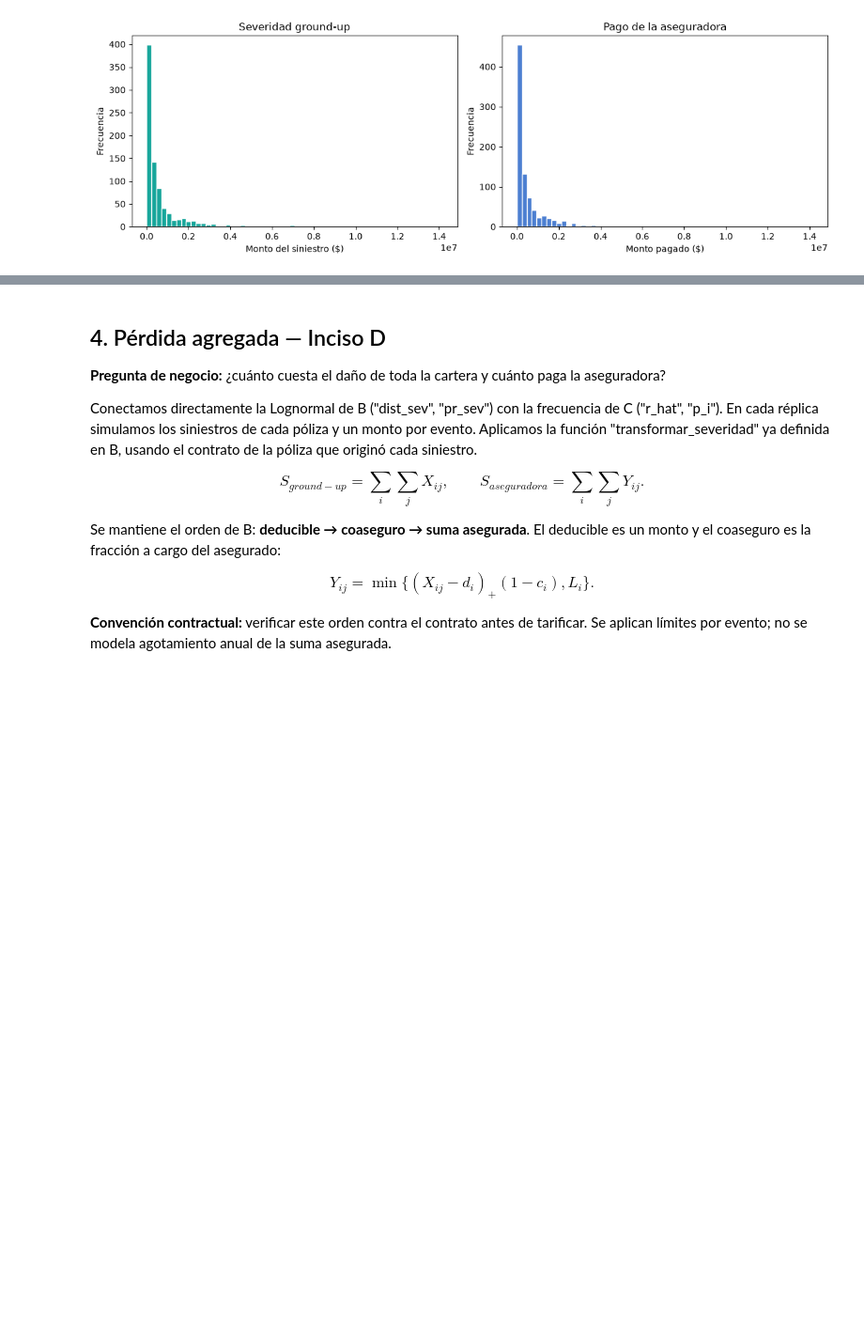
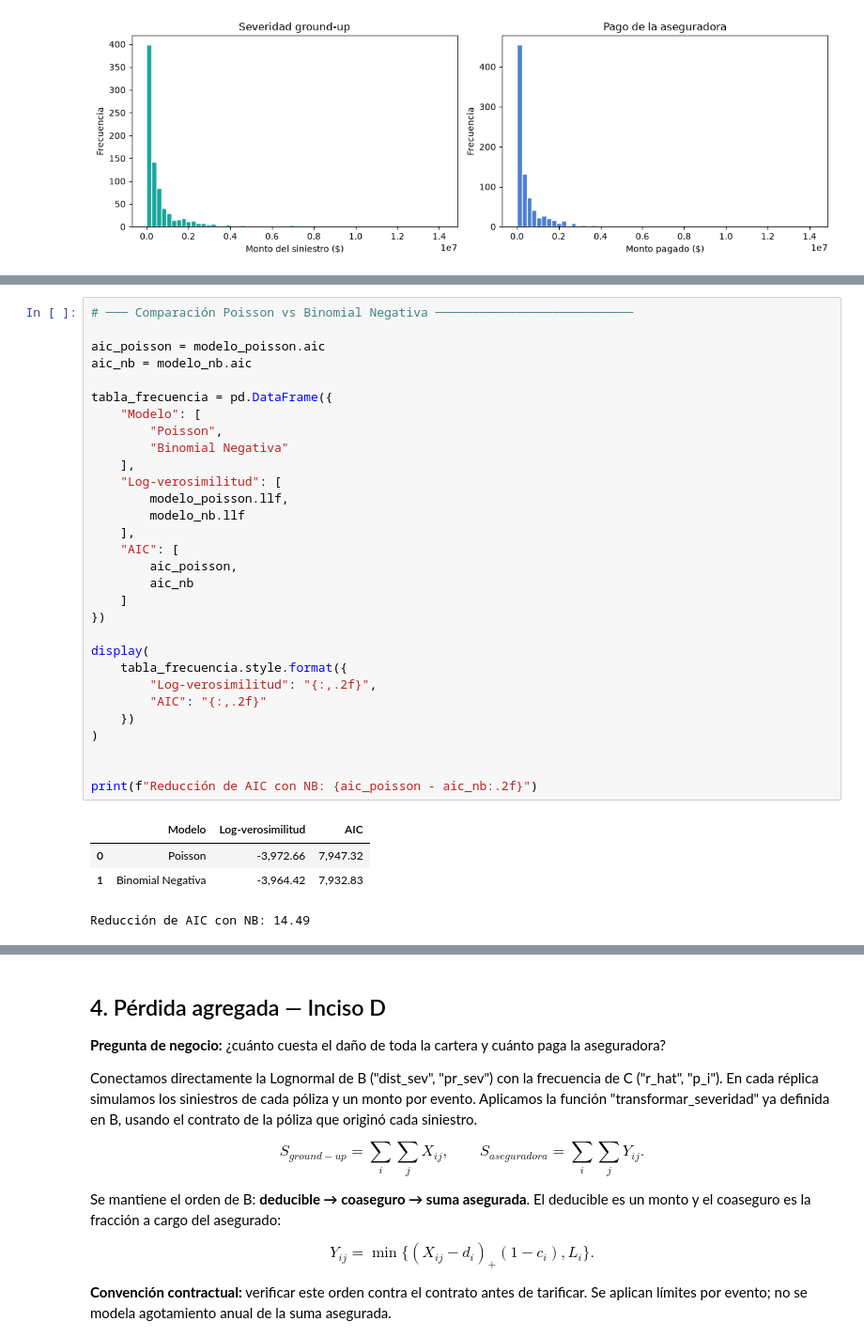
Before and after one commit to Ericdaniel78/MASDFR_20271, a Jupyter notebook: entregas/equipo_08/Practica_01/Practica_01_Equipo_08.ipynb, the cells around one changed output, grey strips where cells are left out. Shown at 94% size. Saved outputs shown, nothing was run; the diff lists cells and outputs as text; blank space fills up the shorter version.

```diff
--- a/entregas/equipo_08/Practica_01/Practica_01_Equipo_08.ipynb
+++ b/entregas/equipo_08/Practica_01/Practica_01_Equipo_08.ipynb
@@ -458,0 +610,35 @@ plt.show()
+# %%
+# ─── Comparación Poisson vs Binomial Negativa ───────────────────────────
+
+aic_poisson = modelo_poisson.aic
+aic_nb = modelo_nb.aic
+
+tabla_frecuencia = pd.DataFrame({
+    "Modelo": [
+        "Poisson",
+        "Binomial Negativa"
+    ],
+    "Log-verosimilitud": [
+        modelo_poisson.llf,
+        modelo_nb.llf
+    ],
+    "AIC": [
+        aic_poisson,
+        aic_nb
+    ]
+})
+
+display(
+    tabla_frecuencia.style.format({
+        "Log-verosimilitud": "{:,.2f}",
+        "AIC": "{:,.2f}"
+    })
+)
+
+
+print(f"Reducción de AIC con NB: {aic_poisson - aic_nb:.2f}")
+# %% [output]
+|  | Modelo | Log-verosimilitud | AIC |
+| 0 | Poisson | -3,972.66 | 7,947.32 |
+| 1 | Binomial Negativa | -3,964.42 | 7,932.83 |
+Reducción de AIC con NB: 14.49
```
Also changed, not shown: parts of 11 cells of this notebook.
